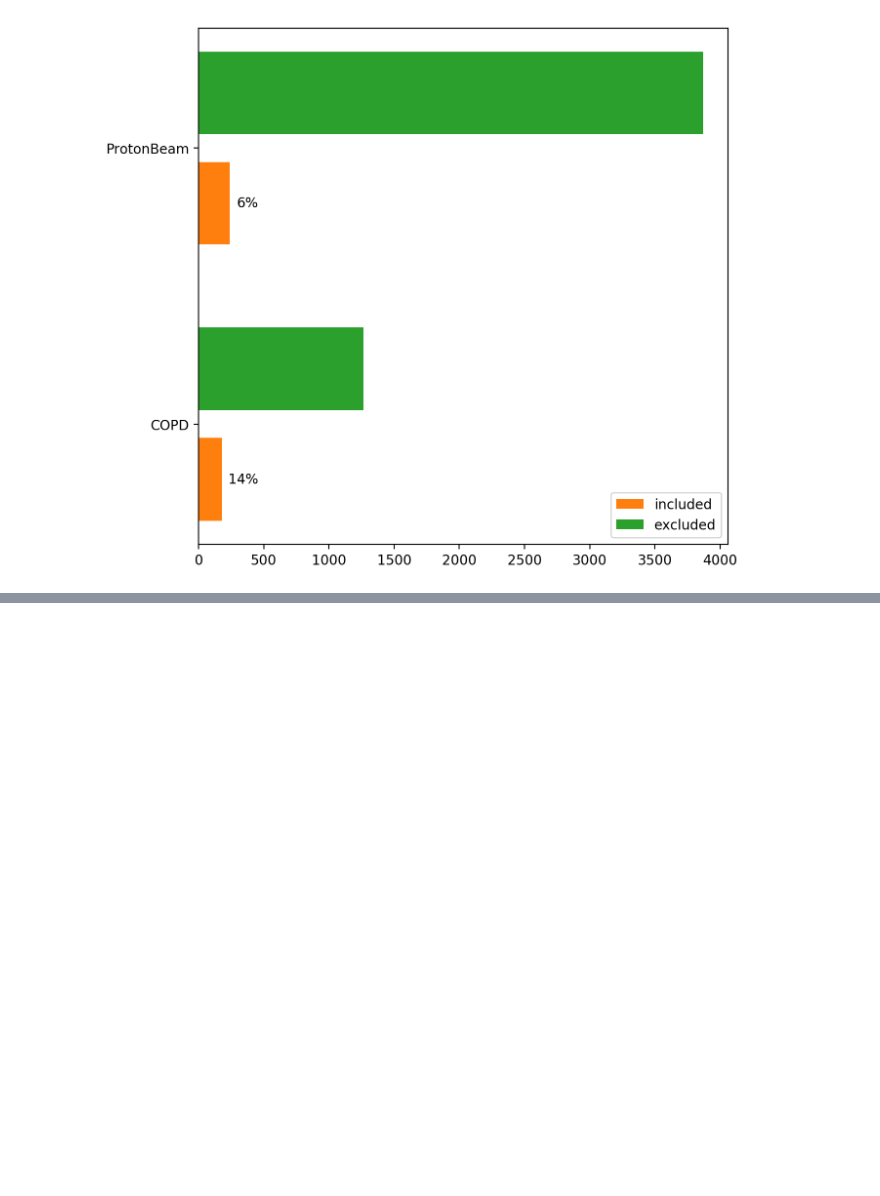
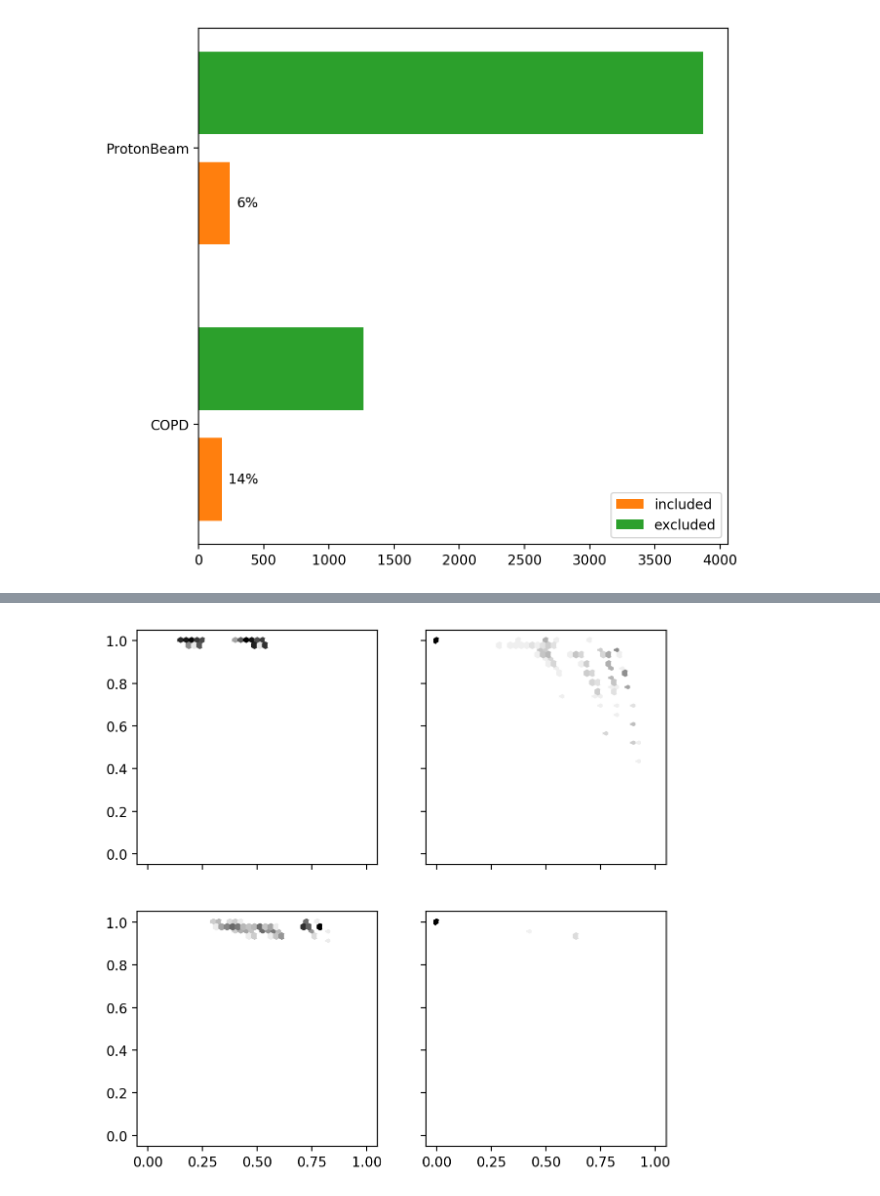
Before and after one commit to mcallaghan/rapid-screening, a Jupyter notebook: analysis/evaluate_pb.ipynb, the cells around one changed output, grey strips where cells are left out. Saved outputs shown, nothing was run; the diff lists cells and outputs as text; code cells hidden in the pictures; blank space fills up the shorter version.

```diff
--- a/analysis/evaluate_pb.ipynb
+++ b/analysis/evaluate_pb.ipynb
@@ -165,0 +291,18 @@ plt.show()
+# %%
+fig, axs = plt.subplots(2,2,figsize=(7,7),dpi=200,sharey=True, sharex=True)
+
+
+for i, ss in enumerate(['_rs','_bir','_ih_50','_bir_ci']):
+    ax = axs[i//2][i%2]
+    ax.hexbin(
+        results_df[f'wss95{ss}'],
+        results_df[f'recall{ss}'],
+        gridsize=40,
+        mincnt=0,
+        cmap="Greys",
+        bins="log",
+        extent=[0, 1, 0, 1]
+    )
+plt.show()
+# %% [output]
+[figure, added]
```
Also changed, not shown: parts of 7 cells of this notebook, 2 other files.
